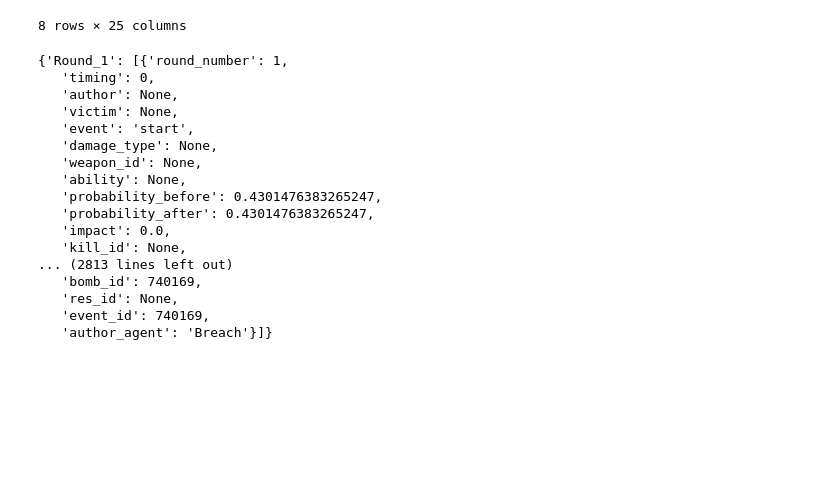
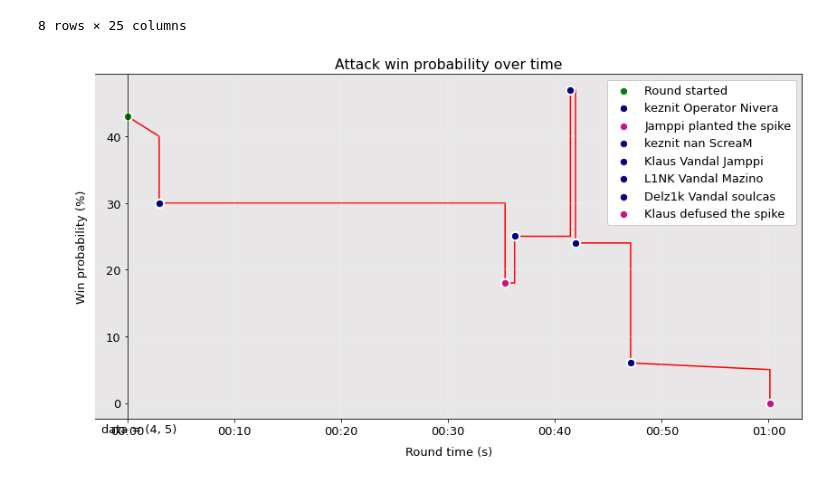
Before and after one commit to mateusb12/valorant_impact, a Jupyter notebook: impact_score/impact/plot.ipynb, the cells around one changed output. Drawn from its saved outputs; the diff is of its cells as text; code cells hidden in the pictures; blank space fills up the shorter version.

```diff
--- a/impact_score/impact/plot.ipynb
+++ b/impact_score/impact/plot.ipynb
@@ -91,23 +39,40 @@ gp.kills_data_df
 | 6 | 3 | 64286 | Jamppi | Mazino | kill | weapon | 4 | -1 | 0.236339 | ... |
 | 7 | 3 | 92686 | ScreaM | NagZ | kill | weapon | 4 | -1 | 0.049887 | ... |
 8 rows × 25 columns
-# %%
-gp.details_dict
-# %% [output]
-{'Round_1': [{'round_number': 1,
-   'timing': 0,
-   'author': None,
-   'victim': None,
-   'event': 'start',
-   'damage_type': None,
-   'weapon_id': None,
-   'ability': None,
-   'probability_before': 0.4301476383265247,
-   'probability_after': 0.4301476383265247,
-   'impact': 0.0,
-   'kill_id': None,
-... (2813 lines left out)
-   'bomb_id': 740169,
-   'res_id': None,
-   'event_id': 740169,
-   'author_agent': 'Breach'}]}
+# %%
+from matplotlib import pyplot as plt
+
+desired_round_number = 4
+self = gp
+self.chose_round(desired_round_number)
+self.setup_graph_data()
+chosen_side = "atk"
+
+fig = plt.figure(figsize=(14, 7))
+fig.tight_layout()
+plt.rcParams.update({'font.size': 13})
+
+line_color, grid_color, title = self.get_color_pattern(chosen_side)
+
+plt.plot(self.plot_data["Round time"], self.plot_data["Win_probability"],
+                 color=line_color, zorder=0)
+
+self.ax = plt.gca()
+# self.ax.set_facecolor('grey')
+self.ax.set_facecolor("#dbd9d9a6")
+self.ax.spines["left"].set_position(("data", -2))
+self.ax.set_xlabel('Round time (s)', rotation=0, labelpad=10)
+self.ax.set_ylabel('Win probability (%)', rotation=90, labelpad=20)
+self.ax.grid(b=True, which="major", color=grid_color,
+                     linestyle="-", zorder=0, linewidth=.3, alpha=1)
+
+self.apply_time_formatter()
+self.apply_markers()
+self.plot_round_events()
+
+#self.ax.annotate('data = (4, 5)', (70, 35), xycoords="figure pixels")
+
+plt.title(f"{title} win probability over time")
+plt.show()
+# %% [output]
+[figure, added]
```
Also changed, not shown: parts of 4 cells of this notebook, 1 other file.
